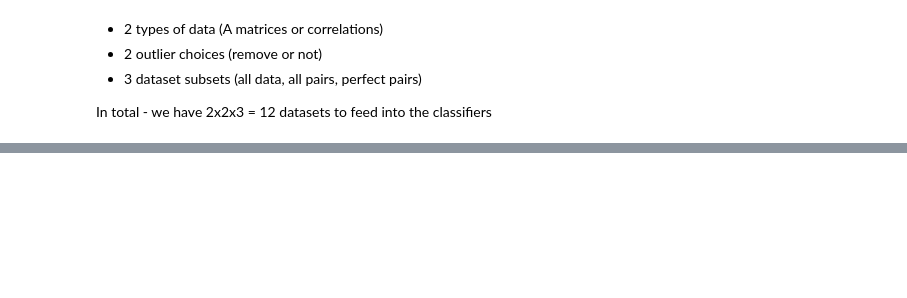
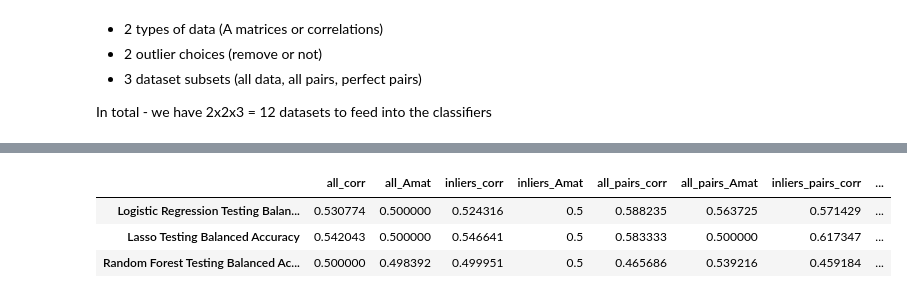
Before and after one commit to Dominic-DallOsto/translational-neuromodelling-mdd, a Jupyter notebook: Classifier/run_different_classifier_splits.ipynb, the cells around one changed output, grey strips where cells are left out. Cells and saved outputs as stored; diff of their text form; code cells hidden in the pictures; blank space fills up the shorter version.

```diff
--- a/Classifier/run_different_classifier_splits.ipynb
+++ b/Classifier/run_different_classifier_splits.ipynb
@@ -203,0 +151,7 @@ plt.show()
+# %%
+scores_df.filter(regex='.*Testing Balanced.*', axis='index')
+# %% [output]
+|  | all_corr | all_Amat | inliers_corr | inliers_Amat | all_pairs_corr | all_pairs_Amat | inliers_pairs_corr | ... |
+| Logistic Regression Testing Balan... | 0.530774 | 0.500000 | 0.524316 | 0.5 | 0.588235 | 0.563725 | 0.571429 | ... |
+| Lasso Testing Balanced Accuracy | 0.542043 | 0.500000 | 0.546641 | 0.5 | 0.583333 | 0.500000 | 0.617347 | ... |
+| Random Forest Testing Balanced Ac... | 0.500000 | 0.498392 | 0.499951 | 0.5 | 0.465686 | 0.539216 | 0.459184 | ... |
```
Also changed, not shown: parts of 13 cells of this notebook, 3 other files.
